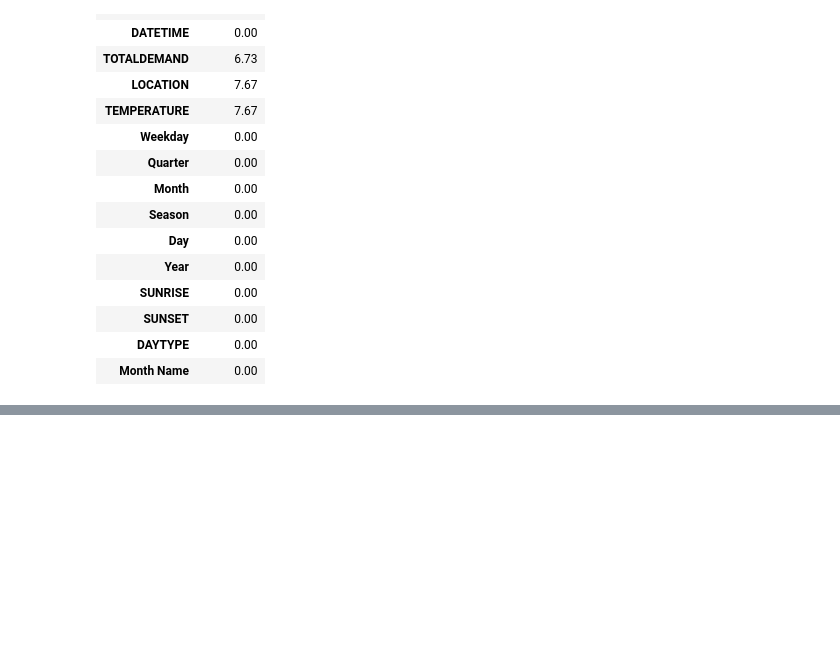
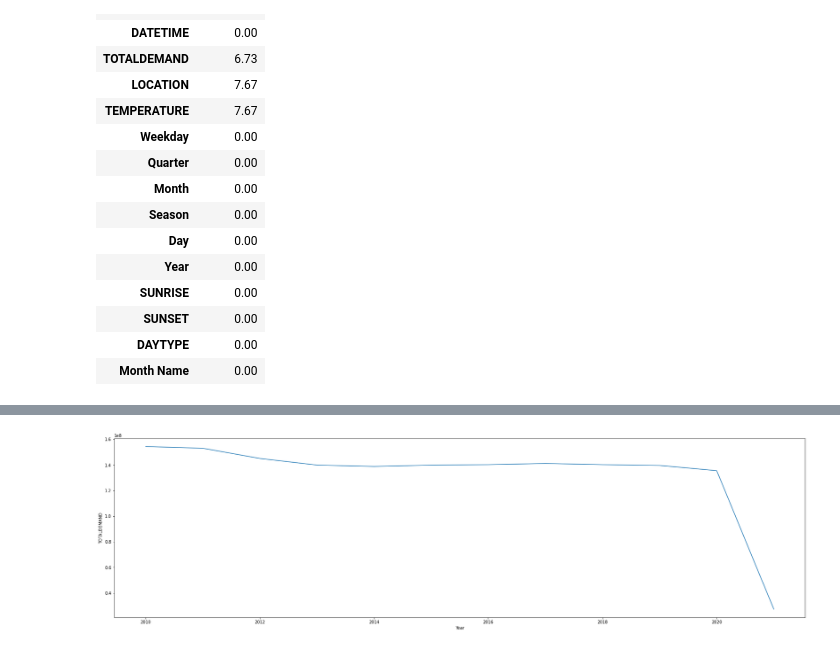
Before and after one commit to the-rahul-kumar/UNSW-Group-C-Project, a Jupyter notebook: Rahul-Workings/EDA.ipynb, the cells around one changed output, grey strips where cells are left out. Cells and saved outputs as stored; diff of their text form; code cells hidden in the pictures; blank space fills up the shorter version.

```diff
--- a/Rahul-Workings/EDA.ipynb
+++ b/Rahul-Workings/EDA.ipynb
@@ -224,0 +223,3 @@ plt.show()
+# %%
+nsw_yearly_demand = nsw_df.groupby(['Year']).sum()
+nsw_yearly_demand.head()
@@ -224,0 +234,6 @@ plt.show()
+# %%
+plt.figure(figsize=(30,8))
+sns.lineplot(data=nsw_yearly_demand, x="Year", y="TOTALDEMAND")
+plt.show()
+# %% [output]
+[figure, added]
```
Also changed, not shown: parts of 10 cells of this notebook.
